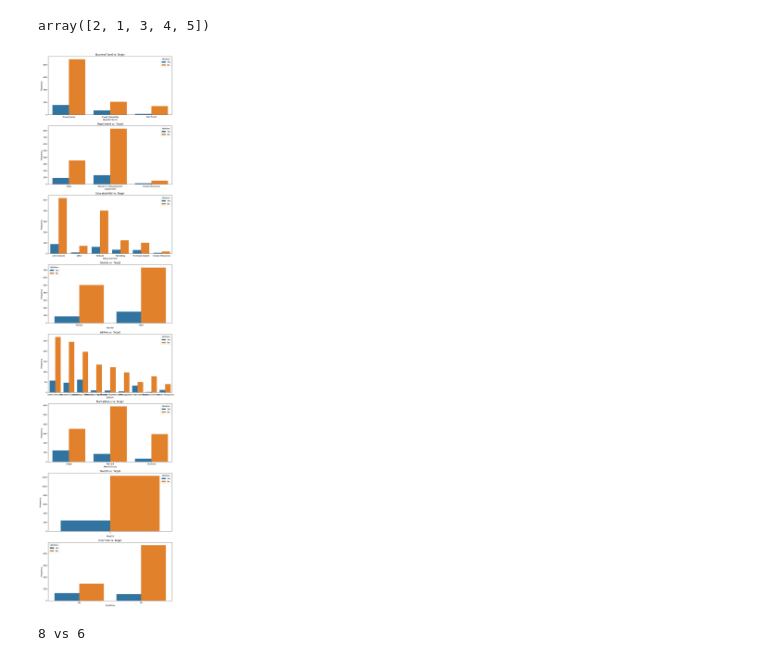
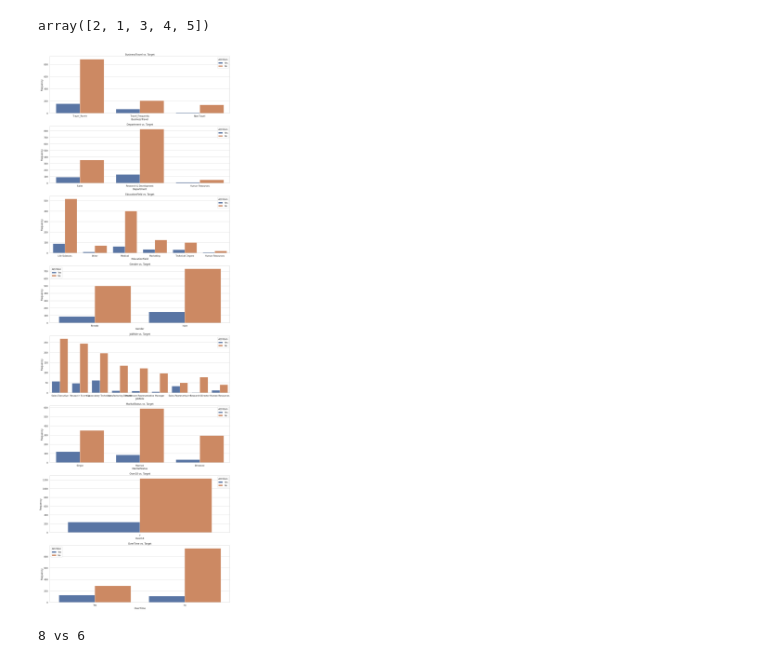
Before and after one commit to V-keerththanan/Ceylinco-ML-Assessment, a Jupyter notebook: assessment.ipynb, the cells around one changed output. Drawn from its saved outputs; the diff is of its cells as text; code cells hidden in the pictures.

```diff
--- a/assessment.ipynb
+++ b/assessment.ipynb
@@ -99,3 +99,15 @@ for col in columns:
 categorical_features.remove("Attrition")
 # %% [markdown]
 Get understanding about relationship between features and target variable by using Visualization & correlation to achieve a dimensionality reduction
+# %%
+
+sns.set(style="whitegrid")
+plt.figure(figsize=(8, 6))
+
+sns.countplot(x='Attrition', data=dataframe)
+
+plt.title('Employee Attrition Counts')
+plt.xlabel('Attrition')
+plt.ylabel('Count')
+
+plt.show()
@@ -118,19 +132,19 @@ numerical_features.remove("MonthlyIncome")
 numerical_features.remove("TotalWorkingYears")
 numerical_features.remove("PercentSalaryHike")
 # %%
-fig, axes = plt.subplots(nrows=len(categorical_features), ncols=1, figsize=(10, 5*len(categorical_features)))
+fig, axes = plt.subplots(nrows=len(categorical_features), ncols=1, figsize=(14, 5*len(categorical_features)))
 
 # Loop through each categorical variable
 for i, var in enumerate(categorical_features):
     # Create a countplot with hue for the target variable
     sns.countplot(x=var, hue='Attrition', data=dataframe, ax=axes[i])
     axes[i].set_title(f'{var} vs. Target')
     axes[i].set_ylabel('Frequency')
 
 plt.tight_layout()
 plt.show()
 # %% [output]
-[figure, old version]
+[figure, new version]
 # %%
 from scipy.stats import chi2_contingency
 
```
Also changed, not shown: parts of 21 cells of this notebook.
